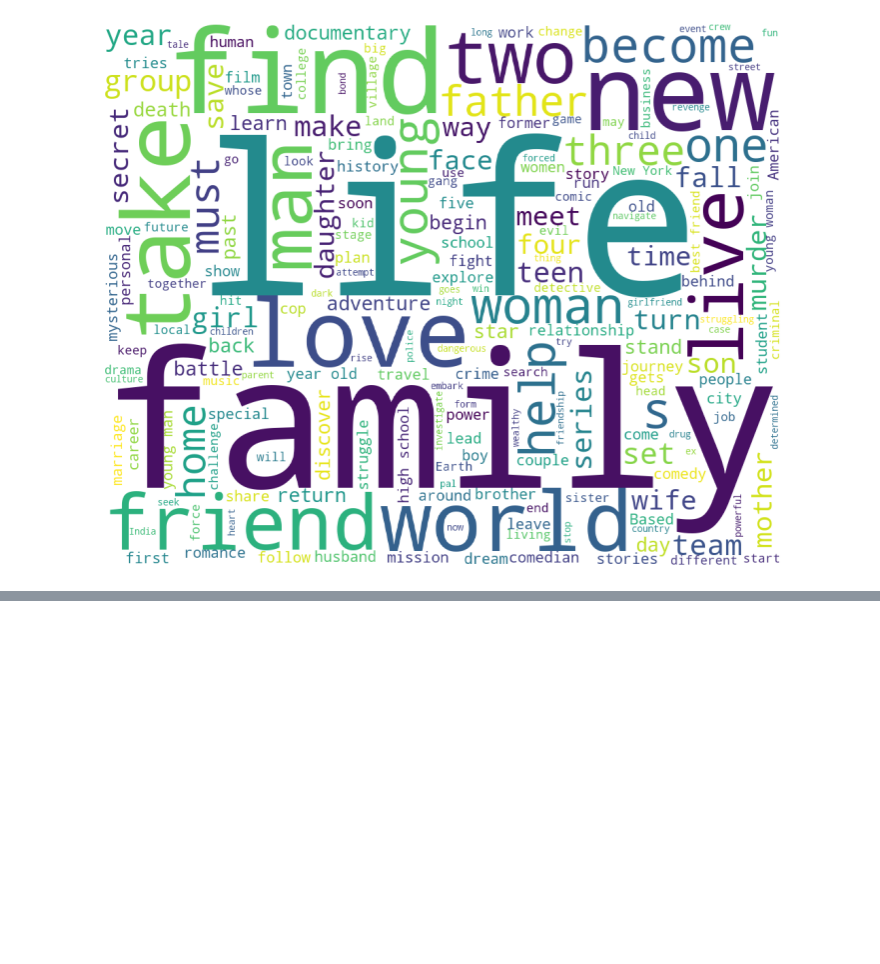
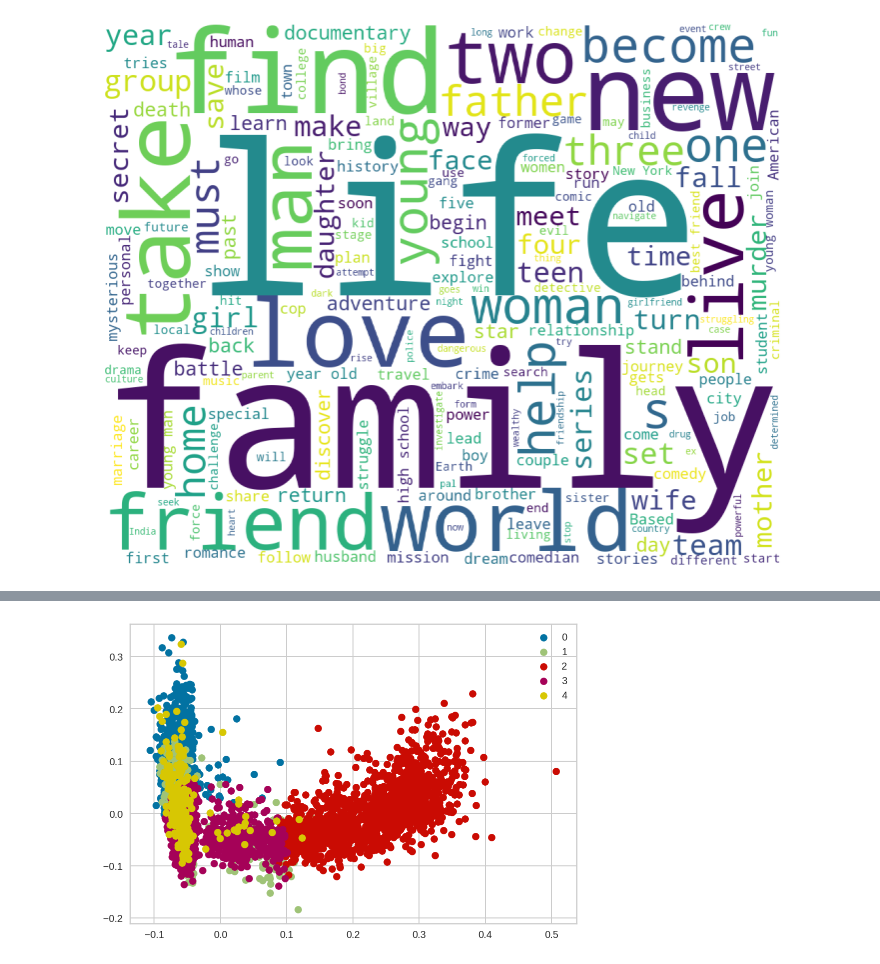
Before and after one commit to SuvirKapse/-NETFLIX-MOVIES-AND-TV-SHOWS-CLUSTERING, a Jupyter notebook: NETFLIX_MOVIES_AND_TV_SHOWS_CLUSTERING.ipynb, the cells around one changed output, grey strips where cells are left out. Cells and saved outputs as stored; diff of their text form; code cells hidden in the pictures; blank space fills up the shorter version.

```diff
--- a/NETFLIX_MOVIES_AND_TV_SHOWS_CLUSTERING.ipynb
+++ b/NETFLIX_MOVIES_AND_TV_SHOWS_CLUSTERING.ipynb
@@ -623,0 +786,14 @@ plt.show()
+# %%
+# plotting clusters
+
+label = kmeans.fit_predict(transformed_data)
+#Getting unique labels
+u_labels = np.unique(label)
+
+#plotting the results:
+for i in u_labels:
+    plt.scatter(transformed_data[label == i , 0] , transformed_data[label == i , 1] , label = i)
+plt.legend()
+plt.show()
+# %% [output]
+[figure, added]
```
Also changed, not shown: parts of 49 cells of this notebook.
